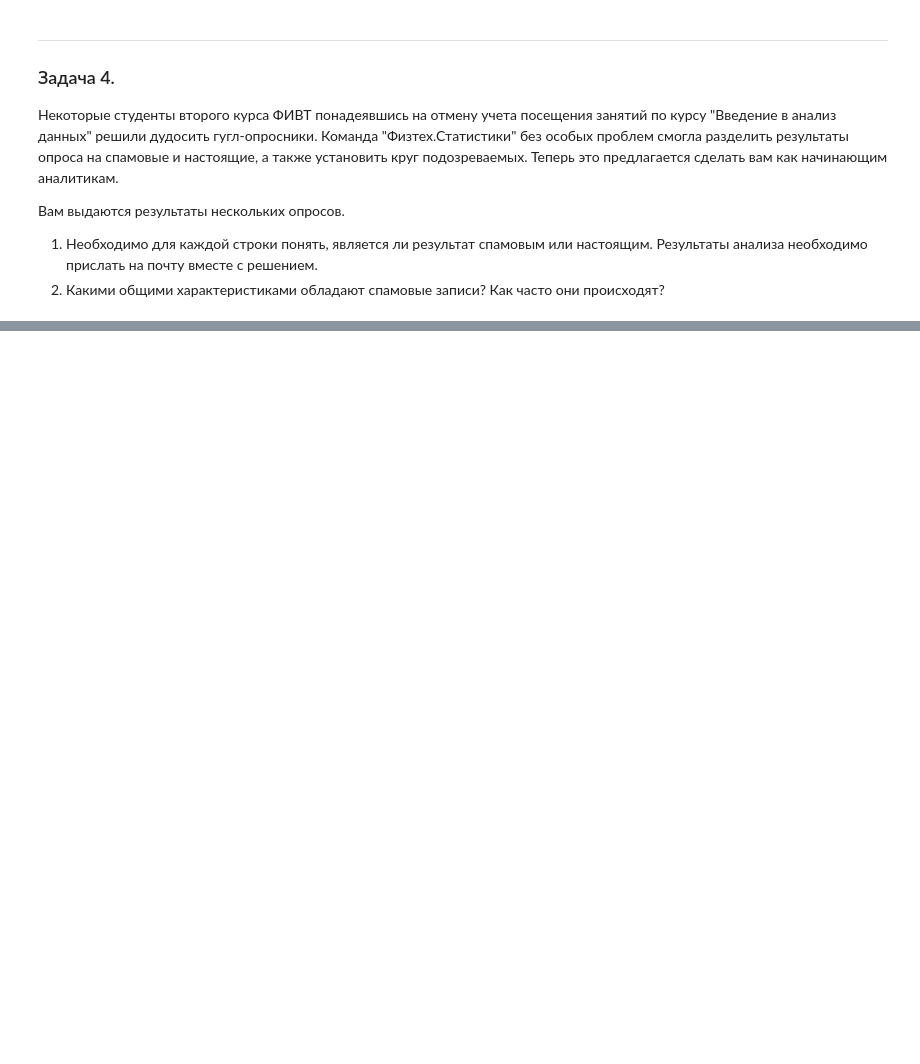
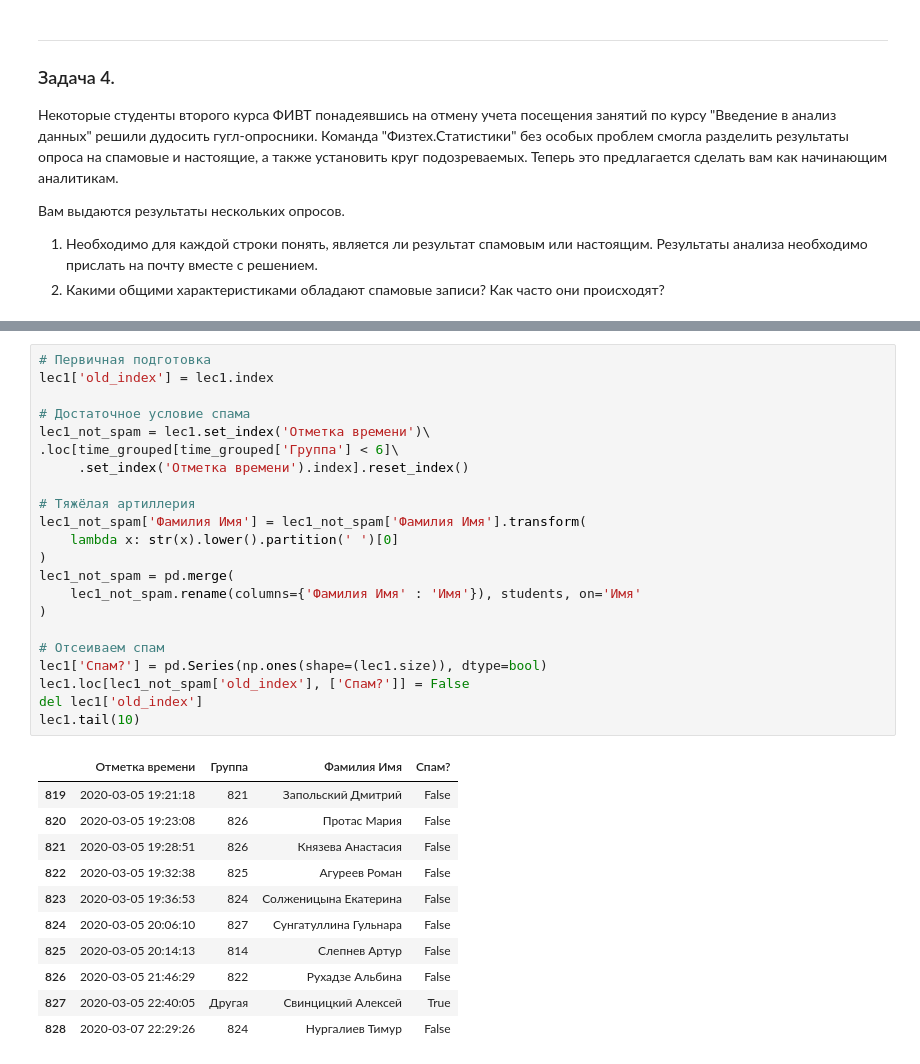
Before and after one commit to TopCoder2K/DS-introduction, a Jupyter notebook: notebooks/3.814.9.ipynb, the cells around one changed output, grey strips where cells are left out. Drawn from its saved outputs; the diff is of its cells as text; blank space fills up the shorter version.

```diff
--- a/notebooks/3.814.9.ipynb
+++ b/notebooks/3.814.9.ipynb
@@ -269,0 +384,34 @@ for n in [99, 199, 299]:
+# %%
+# Первичная подготовка
+lec1['old_index'] = lec1.index
+
+# Достаточное условие спама
+lec1_not_spam = lec1.set_index('Отметка времени')\
+.loc[time_grouped[time_grouped['Группа'] < 6]\
+     .set_index('Отметка времени').index].reset_index()
+
+# Тяжёлая артиллерия
+lec1_not_spam['Фамилия Имя'] = lec1_not_spam['Фамилия Имя'].transform(
+    lambda x: str(x).lower().partition(' ')[0]
+)
+lec1_not_spam = pd.merge(
+    lec1_not_spam.rename(columns={'Фамилия Имя' : 'Имя'}), students, on='Имя'
+)
+
+# Отсеиваем спам
+lec1['Спам?'] = pd.Series(np.ones(shape=(lec1.size)), dtype=bool)
+lec1.loc[lec1_not_spam['old_index'], ['Спам?']] = False
+del lec1['old_index']
+lec1.tail(10)
+# %% [output]
+|  | Отметка времени | Группа | Фамилия Имя | Спам? |
+| 819 | 2020-03-05 19:21:18 | 821 | Запольский Дмитрий | False |
+| 820 | 2020-03-05 19:23:08 | 826 | Протас Мария | False |
+| 821 | 2020-03-05 19:28:51 | 826 | Князева Анастасия | False |
+| 822 | 2020-03-05 19:32:38 | 825 | Агуреев Роман | False |
+| 823 | 2020-03-05 19:36:53 | 824 | Солженицына Екатерина | False |
+| 824 | 2020-03-05 20:06:10 | 827 | Сунгатуллина Гульнара | False |
+| 825 | 2020-03-05 20:14:13 | 814 | Слепнев Артур | False |
+| 826 | 2020-03-05 21:46:29 | 822 | Рухадзе Альбина | False |
+| 827 | 2020-03-05 22:40:05 | Другая | Свинцицкий Алексей | True |
+| 828 | 2020-03-07 22:29:26 | 824 | Нургалиев Тимур | False |
```
Also changed, not shown: parts of 30 cells of this notebook.
